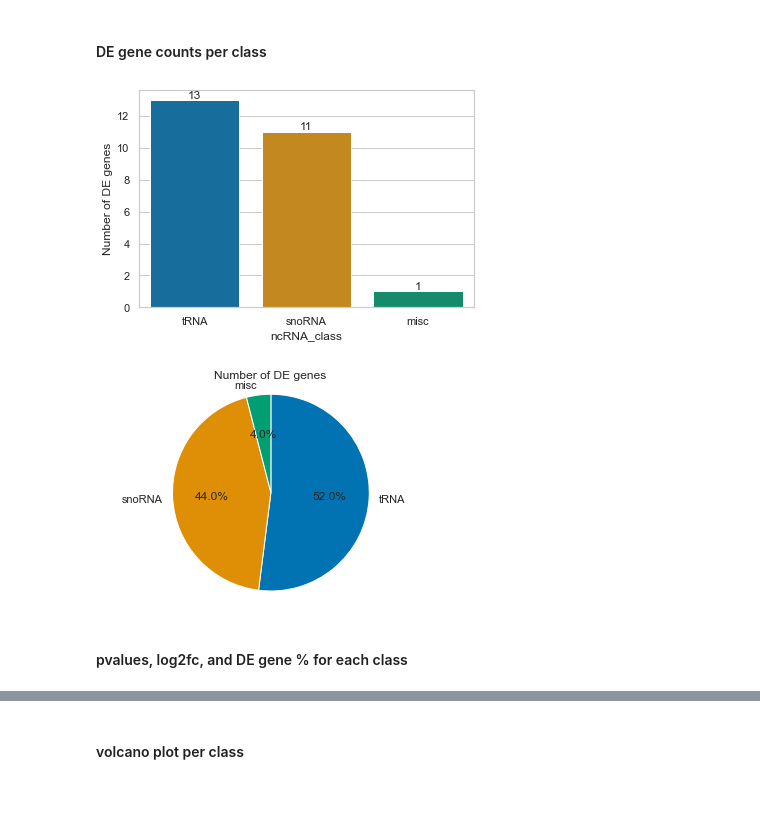
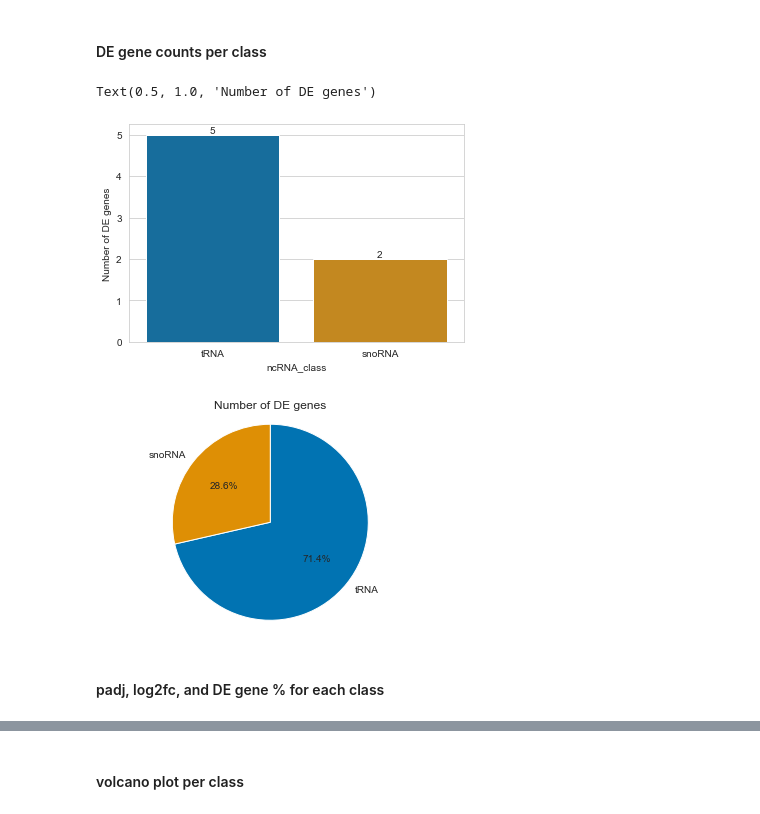
Before and after one commit to DoctorBioinformatics/sncRNAP, a Jupyter notebook: sncRNA_profiling.ipynb, the cells around one changed output, grey strips where cells are left out. Saved outputs shown, nothing was run; the diff lists cells and outputs as text; code cells hidden in the pictures.

```diff
--- a/sncRNA_profiling.ipynb
+++ b/sncRNA_profiling.ipynb
@@ -63,7 +53,7 @@ data = []
 # loop through each row in the length_df
 for i, row in length_df.iterrows():
     # split the ncRNA_id column to extract the class
-    ncRNA_class = row['ncRNA_id'].split('_')[0]
+    ncRNA_class = row['ncRNA_id'].split('_')[1]
     length = row['Length']
 
     # add the ncRNA class and length to the data list
@@ -71,7 +61,7 @@ for i, row in length_df.iterrows():
 
 # create a new DataFrame from the data list
 data_new = pd.DataFrame(data, columns=['ncRNA_class', 'Length'])
-
+data_new
 # remove length values > 500
 data_new = data_new[data_new['Length'] <= 500]
 
@@ -213,2 +148,9 @@ See Full Dataframe in Mito
+# %%
+# Read CSV file
+df = pd.read_csv("/Users/hgibriel/Dropbox/C_vs_T.csv")
+df = df.drop(df.columns[0], axis=1)
+
+# rename column id
+df = df.rename(columns={df.columns[0]: 'id'})
 # %% [markdown]
 #### change id names to id_class
@@ -264,13 +182,13 @@ conc_df = conc_df[~conc_df['id'].str.contains('Mt')]
 # %%
 # iterate over column samples and find ids that with values !=0
 counts = {}
-for column_name, column_values in conc_df.iloc[:, 3:].iteritems():
+for column_name, column_values in df.iloc[:, 4:].iteritems():
     sample_name = column_name
     sample_counts = {}
     for index, value in enumerate(column_values.values):
         if value == 0:
             continue
-        row = conc_df.iloc[index, 0]
+        row = df.iloc[index, 0]
 
         split_line = row.split('_')
         ncRNA_class = split_line[1].strip()
@@ -443,27 +363,26 @@ memory usage: 351.4+ KB
 # %%
 # plot log2fc distribution
 fig8 = plt.figure()
-plt.hist(conc_df['log2FoldChange'], bins=50, edgecolor='black')
+plt.hist(df['log2FoldChange'], bins=50, edgecolor='black')
 plt.xlabel('log2FoldChange')
 plt.ylabel('Frequency')
 plt.title('Histogram of log2FoldChange values for all ncRNAs')
 
-# plot pvalues distribution
+# plot padj distribution
 fig9 = plt.figure()
-plt.hist(conc_df['pvalue'], bins=50, edgecolor='black')
-plt.xlabel('pvalue')
+plt.hist(df['padj'], bins=50, edgecolor='black')
+plt.xlabel('padj')
 plt.ylabel('Frequency')
-plt.title('Histogram of p values for all ncRNAs')
+plt.title('Histogram of padj values for all ncRNAs')
 
 # determine DE value threshold nad plot percentage
-counts = ((conc_df['log2FoldChange'] > 1) | (conc_df['log2FoldChange'] < -1)) & (conc_df['pvalue'] < 0.05)
+counts = ((df['log2FoldChange'] > 1) | (df['log2FoldChange'] < -1)) & (df['padj'] < 0.05)
 count = counts.sum()
-# print(str(count)+' DE genes')
 
 # Plot the pie chart
 fig10 = plt.figure()
 labels = ['Differentially Expressed Genes', 'Non-Differentially Expressed Genes']
-sizes = [count, len(conc_df)]
+sizes = [count, len(df)]
 ax1 = fig10.add_subplot(111)
 ax1.pie(sizes, labels=labels, autopct='%1.1f%%',
         shadow=True, startangle=90)
@@ -478,8 +397,7 @@ Text(0.5, 1.0, '25 DE genes')
 #### DE gene counts per class
 # %%
 # count DE ncRNAs
-differentially_expressed = conc_df[((conc_df['log2FoldChange'] < -1) | (conc_df['log2FoldChange'] > 1)) & (conc_df['pvalue'] < 0.05)]
-differentially_expressed
+differentially_expressed = df[((df['log2FoldChange'] < -1) | (df['log2FoldChange'] > 1)) & (df['padj'] < 0.05)]
 
 # create a dictionary to store the counts ncRNA lasses
 counts = {}
@@ -488,38 +406,39 @@ counts = {}
 for row in differentially_expressed[differentially_expressed.columns[0]]:
     split_line = row.split('_')
     ncRNA_class = split_line[1].strip()
     counts[ncRNA_class] = counts.get(ncRNA_class, 0) + 1
 
 # create a dataframe to store the result
 DE_classes_df = pd.DataFrame(list(counts.items()), columns=['ncRNA_class', 'Count'])
 
 # Get the count data
 counts = DE_classes_df['Count'].tolist()
 labels = DE_classes_df['ncRNA_class'].tolist()
 
 # Plot the bar plot using seaborn
 fig11 = plt.figure()
 sns.barplot(x='ncRNA_class', y='Count', data=DE_classes_df)
 
 # Add the count on top of each bar
 for i in range(len(DE_classes_df)):
     count = DE_classes_df['Count'].iloc[i]
     plt.text(i, count, count, ha='center', va='bottom')
 
 plt.ylabel("Number of DE genes")
-plt.show()
+# plt.show()
 
 
 # Plot the pie chart
 fig12 = plt.figure()
 plt.pie(counts, labels=labels, startangle=90, counterclock=False, autopct='%1.1f%%')
 plt.axis('equal')
 plt.title("Number of DE genes")
-plt.show()
+# plt.show()
 # %% [output]
+Text(0.5, 1.0, 'Number of DE genes')
-[figure, old version]
+[figure, new version]
-[figure, old version]
+[figure, new version]
 # %% [markdown]
-####  pvalues, log2fc, and DE gene % for each class
+####  padj, log2fc, and DE gene % for each class
 # %%
 # Split the id column to extract ncRNA class
```
Also changed, not shown: parts of 31 cells of this notebook.
